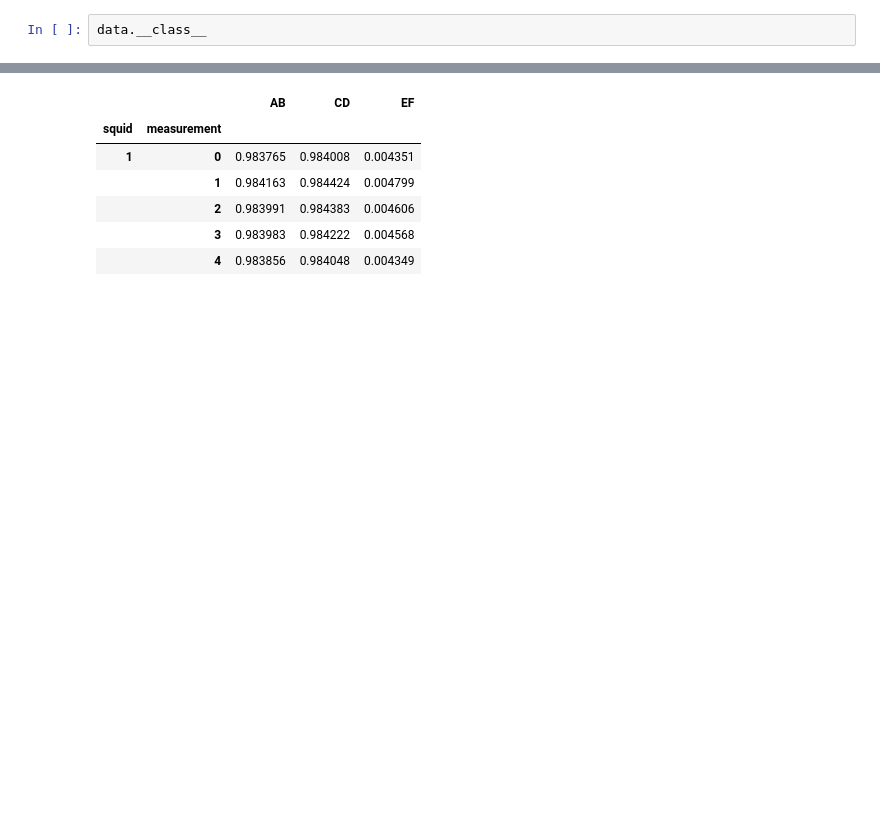
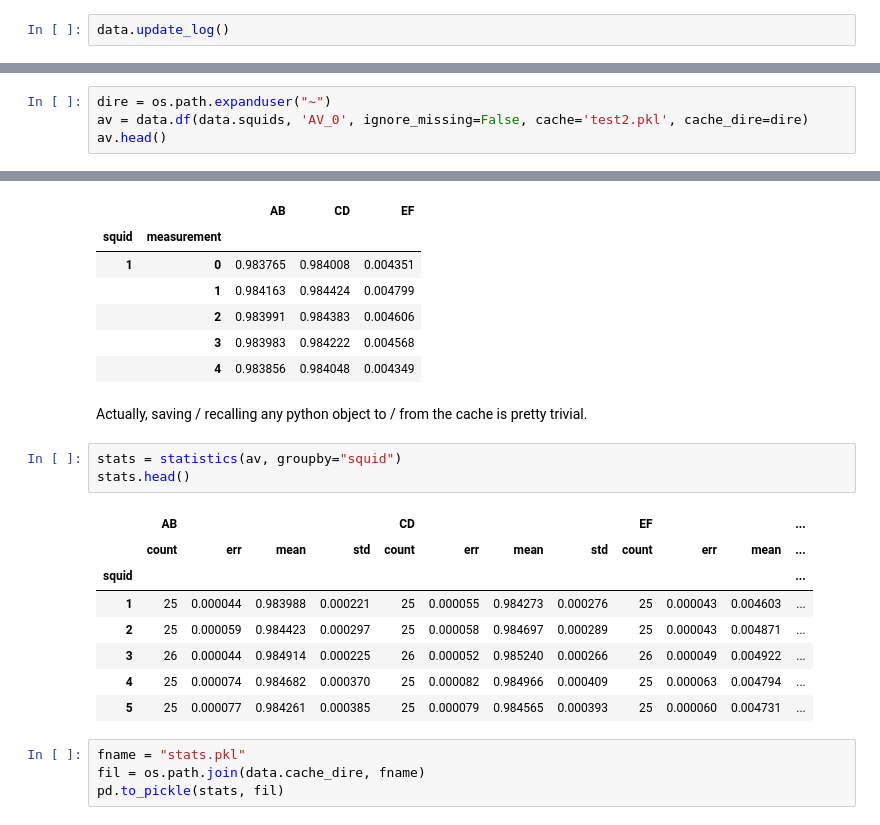
Before and after one commit to ad3ller/e11_analysis, a Jupyter notebook: notebooks/6)_Caching.ipynb, the cells around one changed output, grey strips where cells are left out. Cells and saved outputs as stored; diff of their text form; blank space fills up the shorter version.

Commit message:
caching allows explicit cache_dire

```diff
--- a/notebooks/6)_Caching.ipynb
+++ b/notebooks/6)_Caching.ipynb
@@ -25,4 +28,4 @@ The first time that an instance of `H5Data(fil)` is created the log will be cach
 
 An update of the log can be forced at any time using the method `H5Data.update_log()`.
 # %%
-data.__class__
+data.update_log()
@@ -85,0 +111,4 @@ The cost of caching is the extra disc space required. The gain is faster future
+# %%
+dire = os.path.expanduser("~")
+av = data.df(data.squids, 'AV_0', ignore_missing=False, cache='test2.pkl', cache_dire=dire)
+av.head()
@@ -122,3 +160,21 @@ result.head()
 |  | 2 | 0.983991 | 0.984383 | 0.004606 |
 |  | 3 | 0.983983 | 0.984222 | 0.004568 |
 |  | 4 | 0.983856 | 0.984048 | 0.004349 |
+# %% [markdown]
+Actually, saving / recalling any python object to / from the cache is pretty trivial.
+# %%
+stats = statistics(av, groupby="squid")
+stats.head()
+# %% [output]
+|  | AB |  |  |  | CD |  |  |  | EF |  |  | ... |
+|  | count | err | mean | std | count | err | mean | std | count | err | mean | ... |
+| squid |  |  |  |  |  |  |  |  |  |  |  | ... |
+| 1 | 25 | 0.000044 | 0.983988 | 0.000221 | 25 | 0.000055 | 0.984273 | 0.000276 | 25 | 0.000043 | 0.004603 | ... |
+| 2 | 25 | 0.000059 | 0.984423 | 0.000297 | 25 | 0.000058 | 0.984697 | 0.000289 | 25 | 0.000043 | 0.004871 | ... |
+| 3 | 26 | 0.000044 | 0.984914 | 0.000225 | 26 | 0.000052 | 0.985240 | 0.000266 | 26 | 0.000049 | 0.004922 | ... |
+| 4 | 25 | 0.000074 | 0.984682 | 0.000370 | 25 | 0.000082 | 0.984966 | 0.000409 | 25 | 0.000063 | 0.004794 | ... |
+| 5 | 25 | 0.000077 | 0.984261 | 0.000385 | 25 | 0.000079 | 0.984565 | 0.000393 | 25 | 0.000060 | 0.004731 | ... |
+# %%
+fname = "stats.pkl"
+fil = os.path.join(data.cache_dire, fname)
+pd.to_pickle(stats, fil)
```
Also changed, not shown: parts of 23 cells of this notebook, 3 other files.
